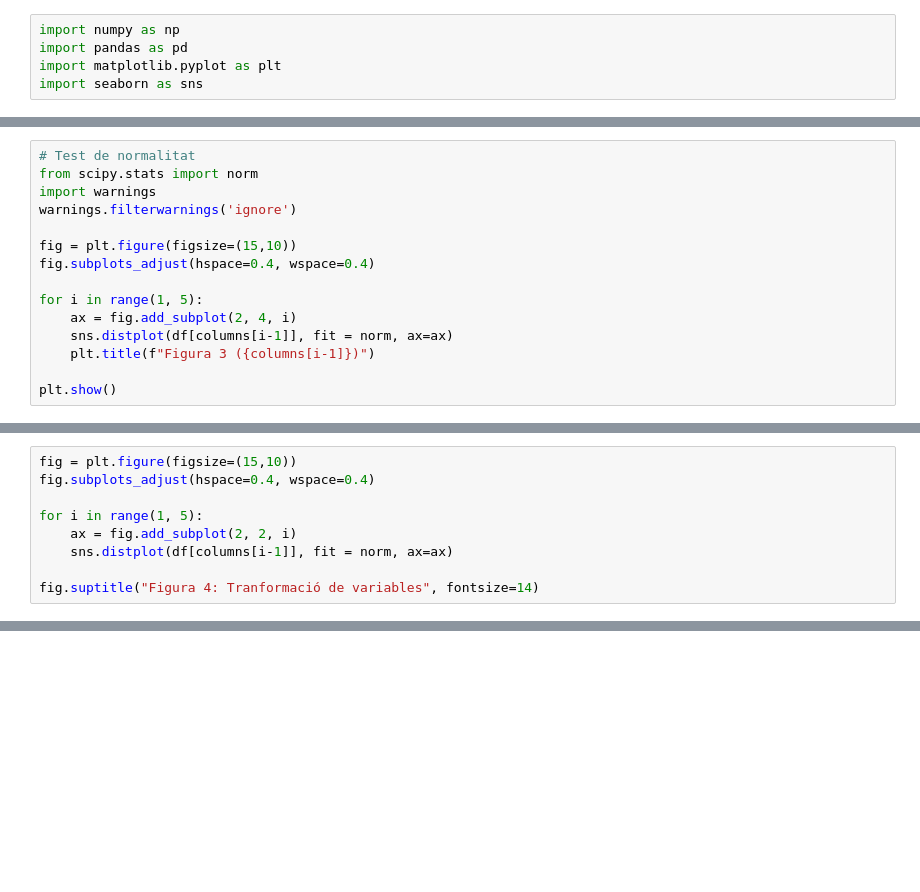
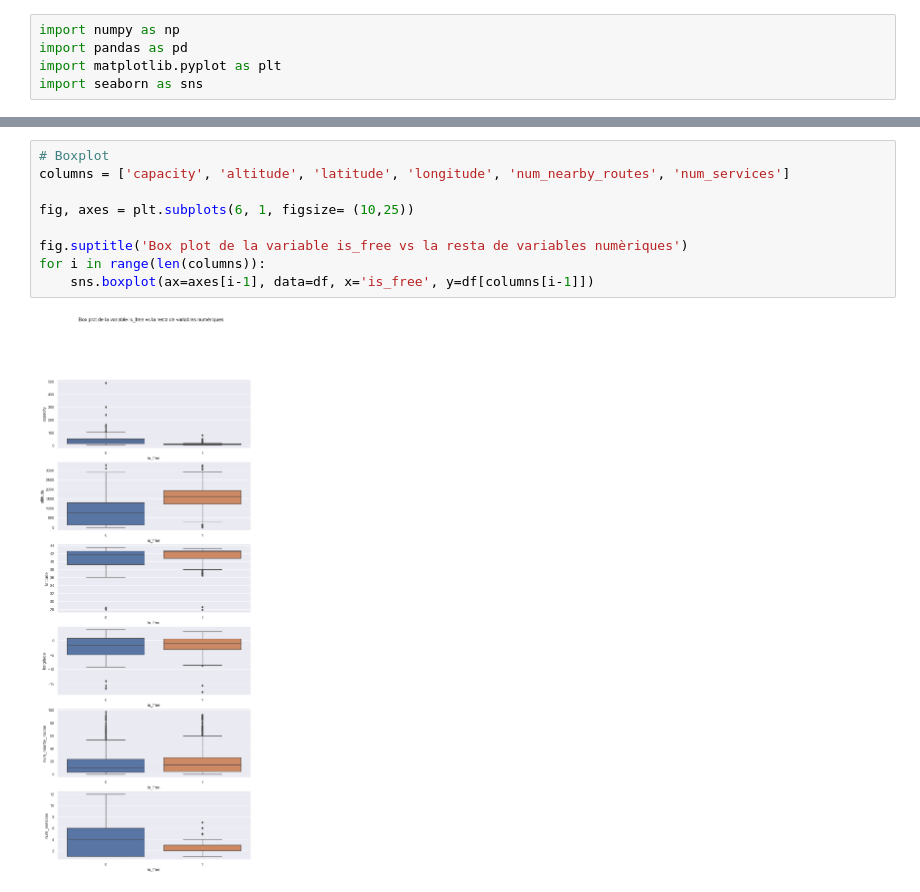
Before and after one commit to sarajose/data_analysis_of_a_dataset, a Jupyter notebook: code/data_analysis.ipynb, the cells around one changed output, grey strips where cells are left out. Drawn from its saved outputs; the diff is of its cells as text; blank space fills up the shorter version.

```diff
--- a/code/data_analysis.ipynb
+++ b/code/data_analysis.ipynb
@@ -88,15 +5,0 @@ for i in range(len(columns)):
-# %%
-# Test de normalitat
-from scipy.stats import norm
-import warnings
-warnings.filterwarnings('ignore')
-
-fig = plt.figure(figsize=(15,10))
-fig.subplots_adjust(hspace=0.4, wspace=0.4)
-
-for i in range(1, 5):
-    ax = fig.add_subplot(2, 4, i)
-    sns.distplot(df[columns[i-1]], fit = norm, ax=ax)
-    plt.title(f"Figura 3 ({columns[i-1]})")
-
-plt.show()
@@ -136,9 +5,0 @@ for col in columns:
-# %%
-fig = plt.figure(figsize=(15,10))
-fig.subplots_adjust(hspace=0.4, wspace=0.4)
-
-for i in range(1, 5):
-    ax = fig.add_subplot(2, 2, i)
-    sns.distplot(df[columns[i-1]], fit = norm, ax=ax)
-
-fig.suptitle("Figura 4: Tranformació de variables", fontsize=14)
@@ -247,0 +106,11 @@ df.to_pickle('../data/standard_df.pkl')
+# %%
+# Boxplot
+columns = ['capacity', 'altitude', 'latitude', 'longitude', 'num_nearby_routes', 'num_services']
+
+fig, axes = plt.subplots(6, 1, figsize= (10,25))
+
+fig.suptitle('Box plot de la variable is_free vs la resta de variables numèriques')
+for i in range(len(columns)):
+    sns.boxplot(ax=axes[i-1], data=df, x='is_free', y=df[columns[i-1]])
+# %% [output]
+[figure, added]
```
Also changed, not shown: parts of 55 cells of this notebook, 2 other files.
